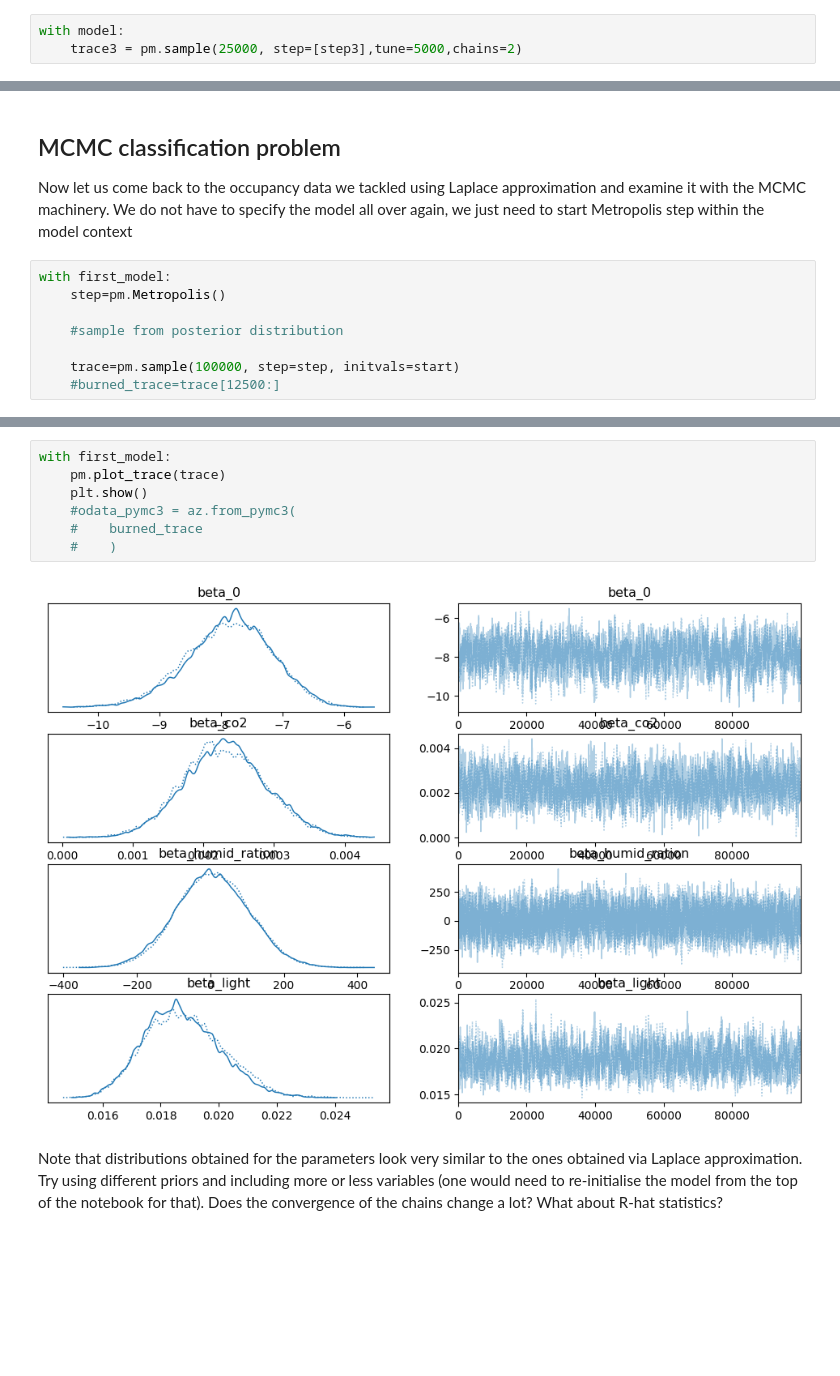
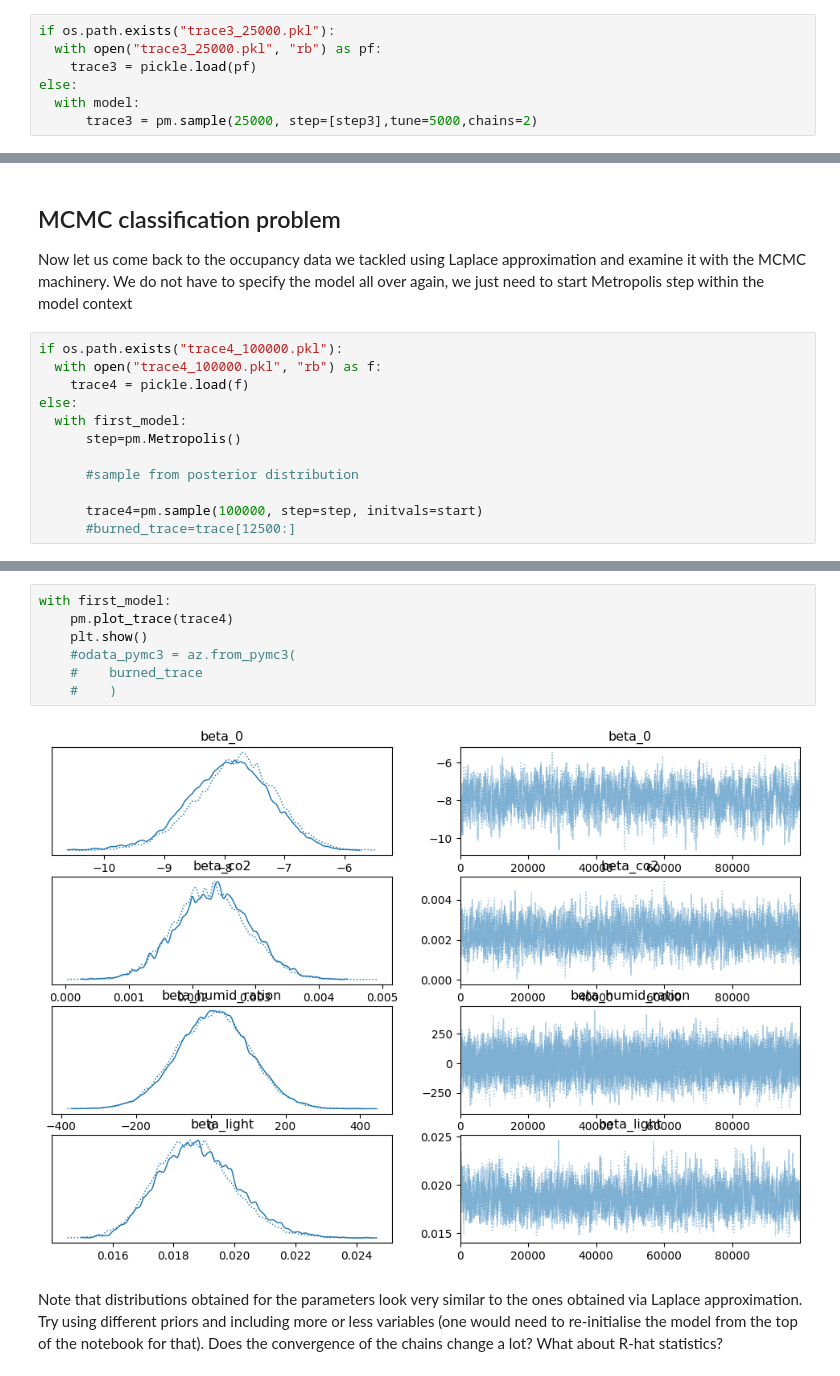
Before and after one commit to jorobledo/blcourse_test, a Jupyter notebook: BLcourse2/colab/Lecture2_comp.ipynb, the cells around one changed output, grey strips where cells are left out. Saved outputs shown, nothing was run; the diff lists cells and outputs as text; blank space fills up the shorter version.

Commit message:
Add traces 3 and 4 as pkl files

```diff
--- a/BLcourse2/colab/Lecture2_comp.ipynb
+++ b/BLcourse2/colab/Lecture2_comp.ipynb
@@ -501,8 +501,12 @@ To achieve further convergence, we will perform more MCMC steps. In the pseudo-c
 
 We will sample the MCMC fifty thousand more times and visualize the progress below:
 # %%
-with model:
-    trace3 = pm.sample(25000, step=[step3],tune=5000,chains=2)
+if os.path.exists("trace3_25000.pkl"):
+  with open("trace3_25000.pkl", "rb") as pf:
+    trace3 = pickle.load(pf)
+else:
+  with model:
+      trace3 = pm.sample(25000, step=[step3],tune=5000,chains=2)
 # %% [output]
 [interactive output not drawn]
 [interactive output not drawn]
@@ -740,12 +744,16 @@ Computing R-hat for centers of our clusters seems relatively close to 1 and ther
 
 Now let us come back to the occupancy data we tackled using Laplace approximation and examine it with the MCMC machinery. We do not have to specify the model all over again, we just need to start Metropolis step within the model context
 # %%
-with first_model:
-    step=pm.Metropolis()
+if os.path.exists("trace4_100000.pkl"):
+  with open("trace4_100000.pkl", "rb") as f:
+    trace4 = pickle.load(f)
+else:
+  with first_model:
+      step=pm.Metropolis()
 
-    #sample from posterior distribution
+      #sample from posterior distribution
 
-    trace=pm.sample(100000, step=step, initvals=start)
-    #burned_trace=trace[12500:]
+      trace4=pm.sample(100000, step=step, initvals=start)
+      #burned_trace=trace[12500:]
 # %% [output]
 [interactive output not drawn]
@@ -754,13 +760,13 @@ in exp
 [interactive output not drawn]
 # %%
 with first_model:
-    pm.plot_trace(trace)
+    pm.plot_trace(trace4)
     plt.show()
     #odata_pymc3 = az.from_pymc3(
     #    burned_trace
     #    )
 # %% [output]
-[figure, old version]
+[figure, new version]
 # %% [markdown]
 Note that distributions obtained for the parameters look very similar to the ones obtained via Laplace approximation. Try using different priors and including more or less variables (one would need to re-initialise the model from the top of the notebook for that). Does the convergence of the chains change a lot? What about R-hat statistics?
 # %%
```
Also changed, not shown: parts of 9 cells of this notebook.
